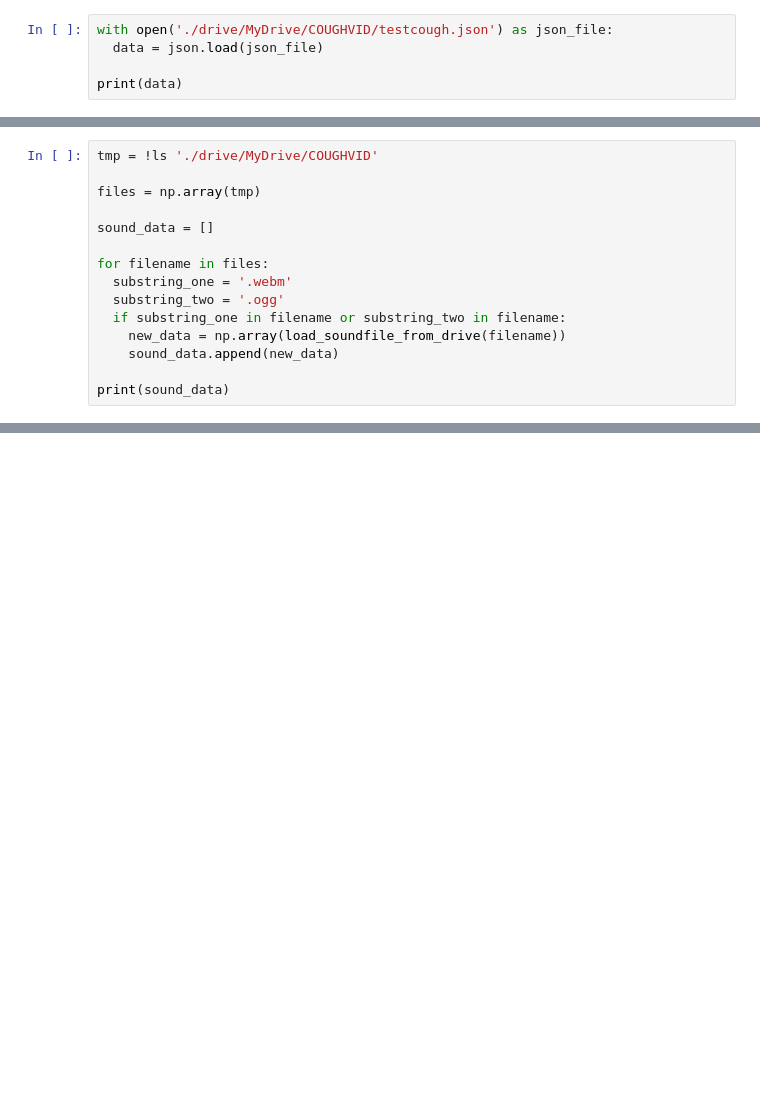
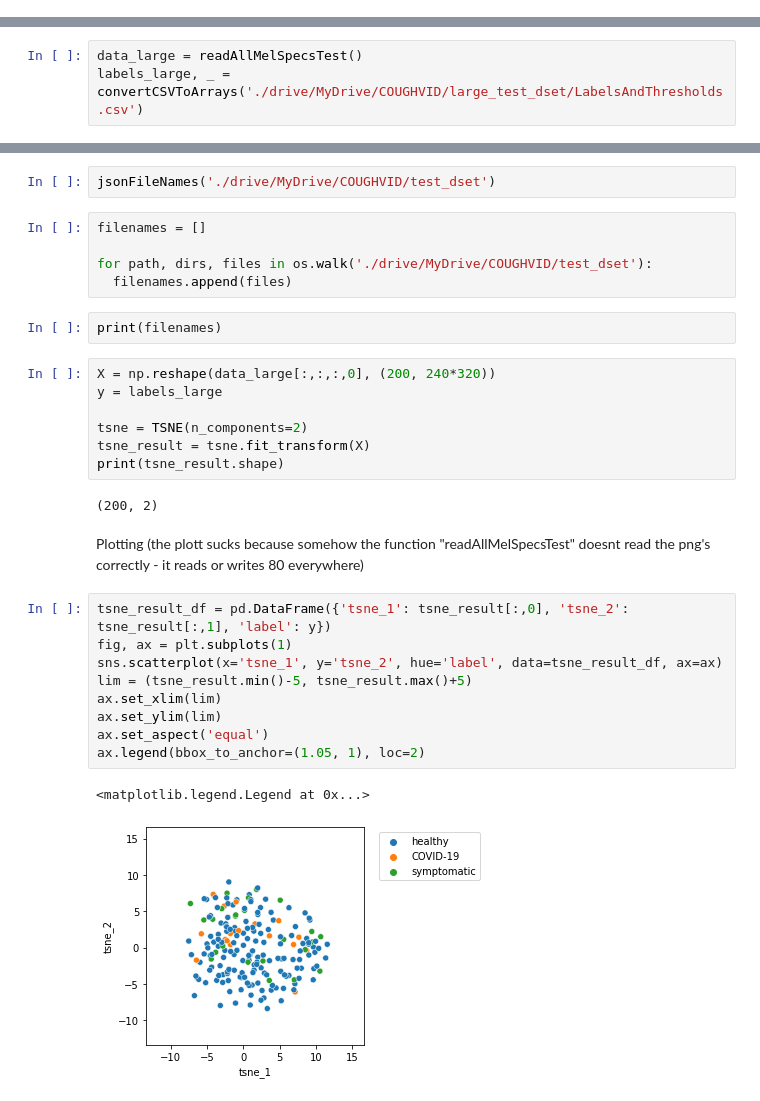
Before and after one commit to codingfabi/COUGHVID, a Jupyter notebook: Final_Project.ipynb, the cells around one changed output, grey strips where cells are left out. Saved outputs shown, nothing was run; the diff lists cells and outputs as text; blank space fills up the shorter version.

```diff
--- a/Final_Project.ipynb
+++ b/Final_Project.ipynb
@@ -45,5 +7,0 @@ Example how to load one of the JSON description files:
-# %%
-with open('./drive/MyDrive/COUGHVID/testcough.json') as json_file:
-  data = json.load(json_file)
-
-print(data)
@@ -96,15 +7,0 @@ And we can further load all the sound files in a loop:
-# %%
-tmp = !ls './drive/MyDrive/COUGHVID'
-
-files = np.array(tmp)
-
-sound_data = []
-
-for filename in files:
-  substring_one = '.webm'
-  substring_two = '.ogg'
-  if substring_one in filename or substring_two in filename:
-    new_data = np.array(load_soundfile_from_drive(filename))
-    sound_data.append(new_data)
-
-print(sound_data)
@@ -210,0 +406,3 @@ print(load_json_from_drive('testcough.json'))
+# %%
+data_large = readAllMelSpecsTest()
+labels_large, _ = convertCSVToArrays('./drive/MyDrive/COUGHVID/large_test_dset/LabelsAndThresholds.csv')
@@ -210,0 +426,32 @@ print(load_json_from_drive('testcough.json'))
+# %%
+jsonFileNames('./drive/MyDrive/COUGHVID/test_dset')
+# %%
+filenames = []
+
+for path, dirs, files in os.walk('./drive/MyDrive/COUGHVID/test_dset'):
+  filenames.append(files)
+# %%
+print(filenames)
+# %%
+X = np.reshape(data_large[:,:,:,0], (200, 240*320))
+y = labels_large
+
+tsne = TSNE(n_components=2)
+tsne_result = tsne.fit_transform(X)
+print(tsne_result.shape)
+# %% [output]
+(200, 2)
+# %% [markdown]
+Plotting (the plott sucks because somehow the function "readAllMelSpecsTest" doesnt read the png's correctly - it reads or writes 80 everywhere)
+# %%
+tsne_result_df = pd.DataFrame({'tsne_1': tsne_result[:,0], 'tsne_2': tsne_result[:,1], 'label': y})
+fig, ax = plt.subplots(1)
+sns.scatterplot(x='tsne_1', y='tsne_2', hue='label', data=tsne_result_df, ax=ax)
+lim = (tsne_result.min()-5, tsne_result.max()+5)
+ax.set_xlim(lim)
+ax.set_ylim(lim)
+ax.set_aspect('equal')
+ax.legend(bbox_to_anchor=(1.05, 1), loc=2)
+# %% [output]
+<matplotlib.legend.Legend at 0x...>
+[figure, added]
```
Also changed, not shown: parts of 45 cells of this notebook.
